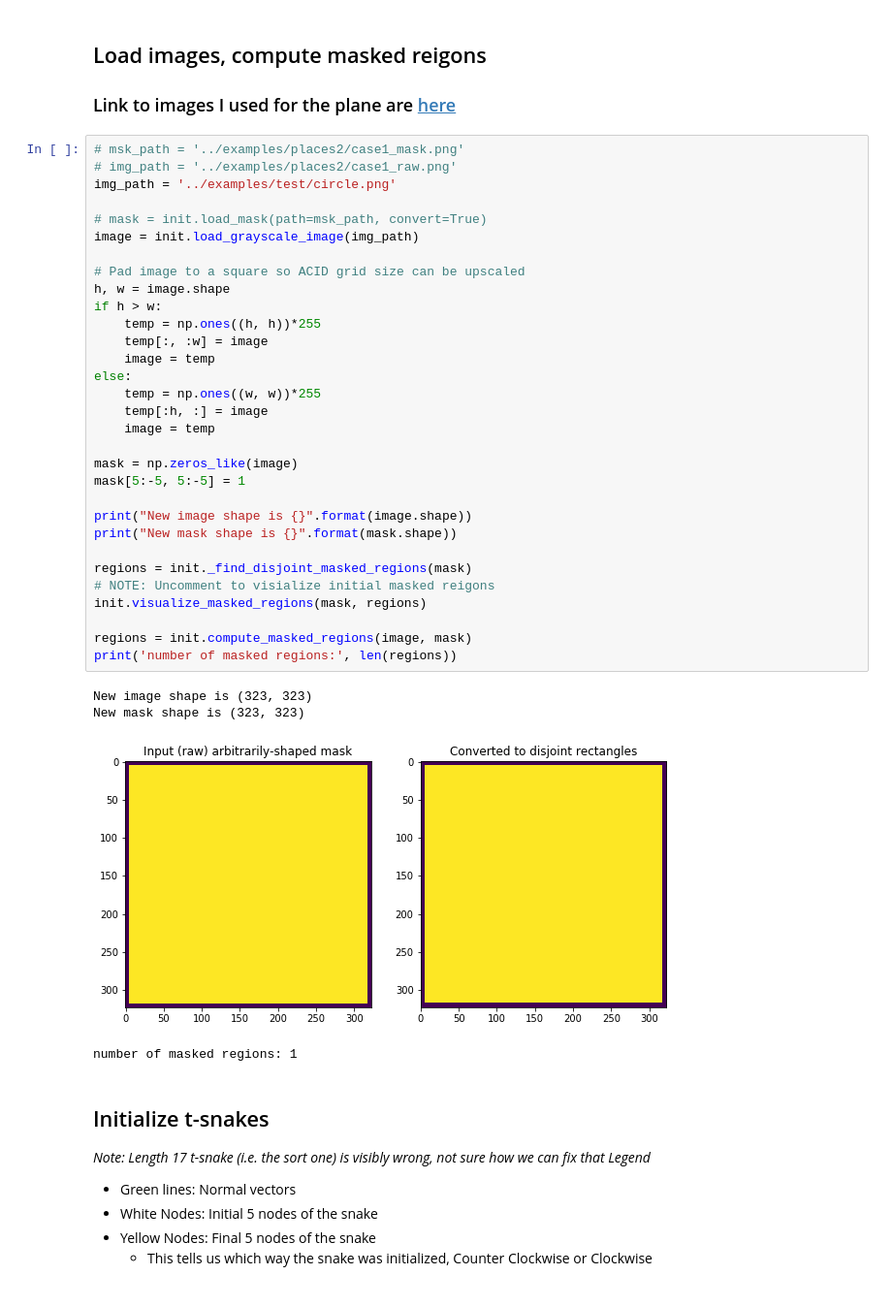
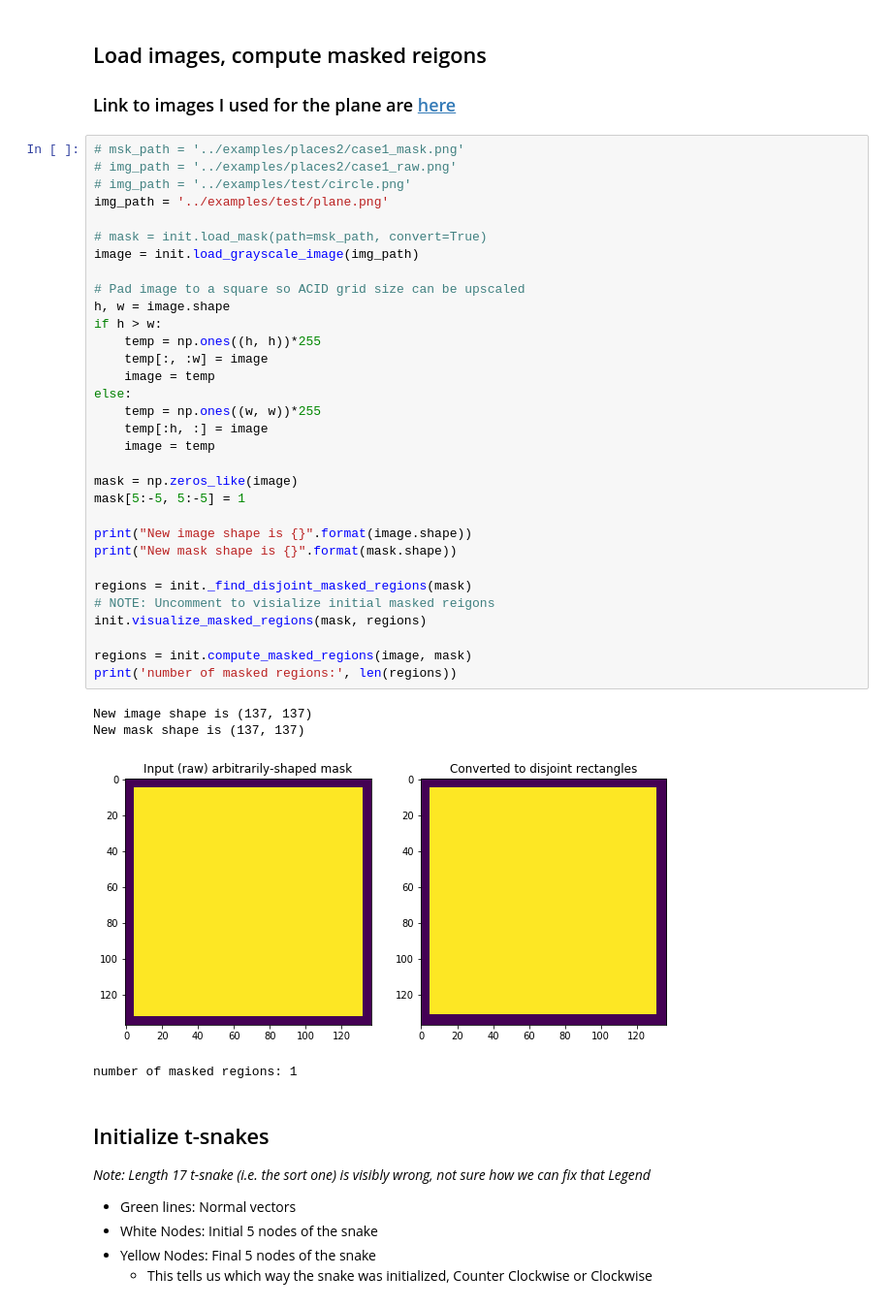
Before and after one commit to CS269-Capstone/t-snake-mask-generation, a Jupyter notebook: notebooks/Snake-Evolution-Tests.ipynb, the cells around one changed output. Shown at 97% size. Saved outputs shown, nothing was run; the diff lists cells and outputs as text.

```diff
--- a/notebooks/Snake-Evolution-Tests.ipynb
+++ b/notebooks/Snake-Evolution-Tests.ipynb
@@ -17,38 +17,39 @@ from tsnake.utils import dist, seg_intersect
 # %%
 # msk_path = '../examples/places2/case1_mask.png'
 # img_path = '../examples/places2/case1_raw.png'
-img_path = '../examples/test/circle.png'
+# img_path = '../examples/test/circle.png'
+img_path = '../examples/test/plane.png'
 
 # mask = init.load_mask(path=msk_path, convert=True)
 image = init.load_grayscale_image(img_path)
 
 # Pad image to a square so ACID grid size can be upscaled
 h, w = image.shape
 if h > w:
     temp = np.ones((h, h))*255
     temp[:, :w] = image
     image = temp
 else:
     temp = np.ones((w, w))*255
     temp[:h, :] = image
     image = temp
 
 mask = np.zeros_like(image)
 mask[5:-5, 5:-5] = 1
 
 print("New image shape is {}".format(image.shape))
 print("New mask shape is {}".format(mask.shape))
 
 regions = init._find_disjoint_masked_regions(mask)
 # NOTE: Uncomment to visialize initial masked reigons
 init.visualize_masked_regions(mask, regions)
 
 regions = init.compute_masked_regions(image, mask)
 print('number of masked regions:', len(regions))
 # %% [output]
-New image shape is (323, 323)
-New mask shape is (323, 323)
+New image shape is (137, 137)
+New mask shape is (137, 137)
-[figure, old version]
+[figure, new version]
 number of masked regions: 1
 # %% [markdown]
 ## Initialize t-snakes
```
Also changed, not shown: parts of 4 cells of this notebook, 1 other file.
